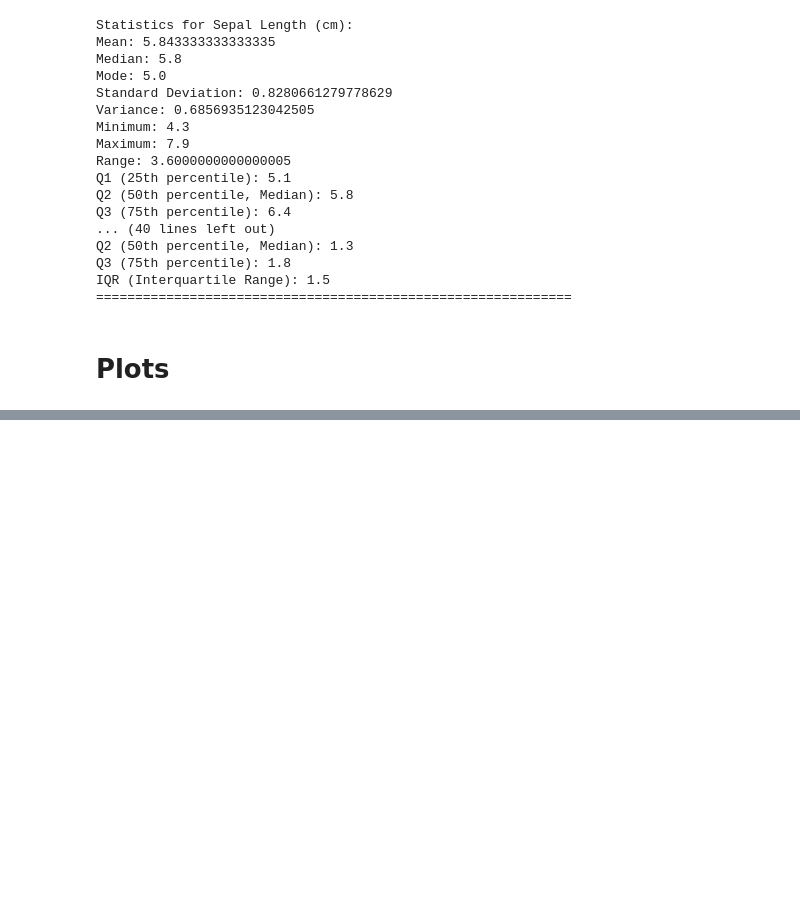
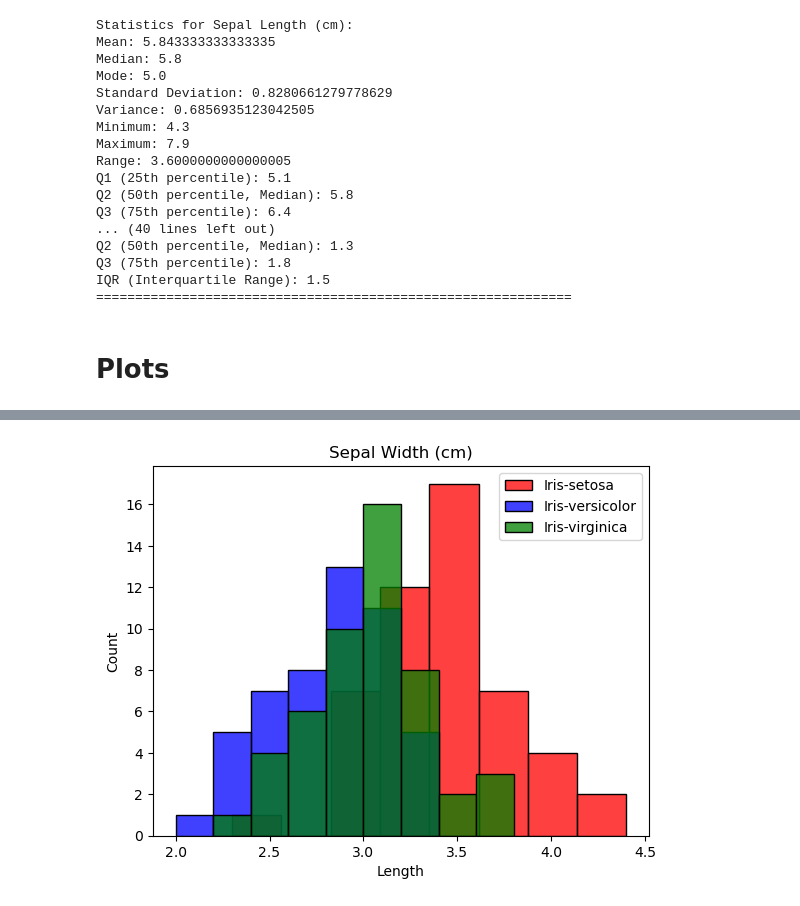
Before and after one commit to frankquinn89/Fundamentals_of_Data_Analysis, a Jupyter notebook: project.ipynb, the cells around one changed output, grey strips where cells are left out. Drawn from its saved outputs; the diff is of its cells as text; code cells hidden in the pictures; blank space fills up the shorter version.

```diff
--- a/project.ipynb
+++ b/project.ipynb
@@ -176,0 +145,4 @@ plt.show()
+# %%
+create_histogram("Sepal Width (cm)")
+# %% [output]
+[figure, added]
```
Also changed, not shown: parts of 8 cells of this notebook.
